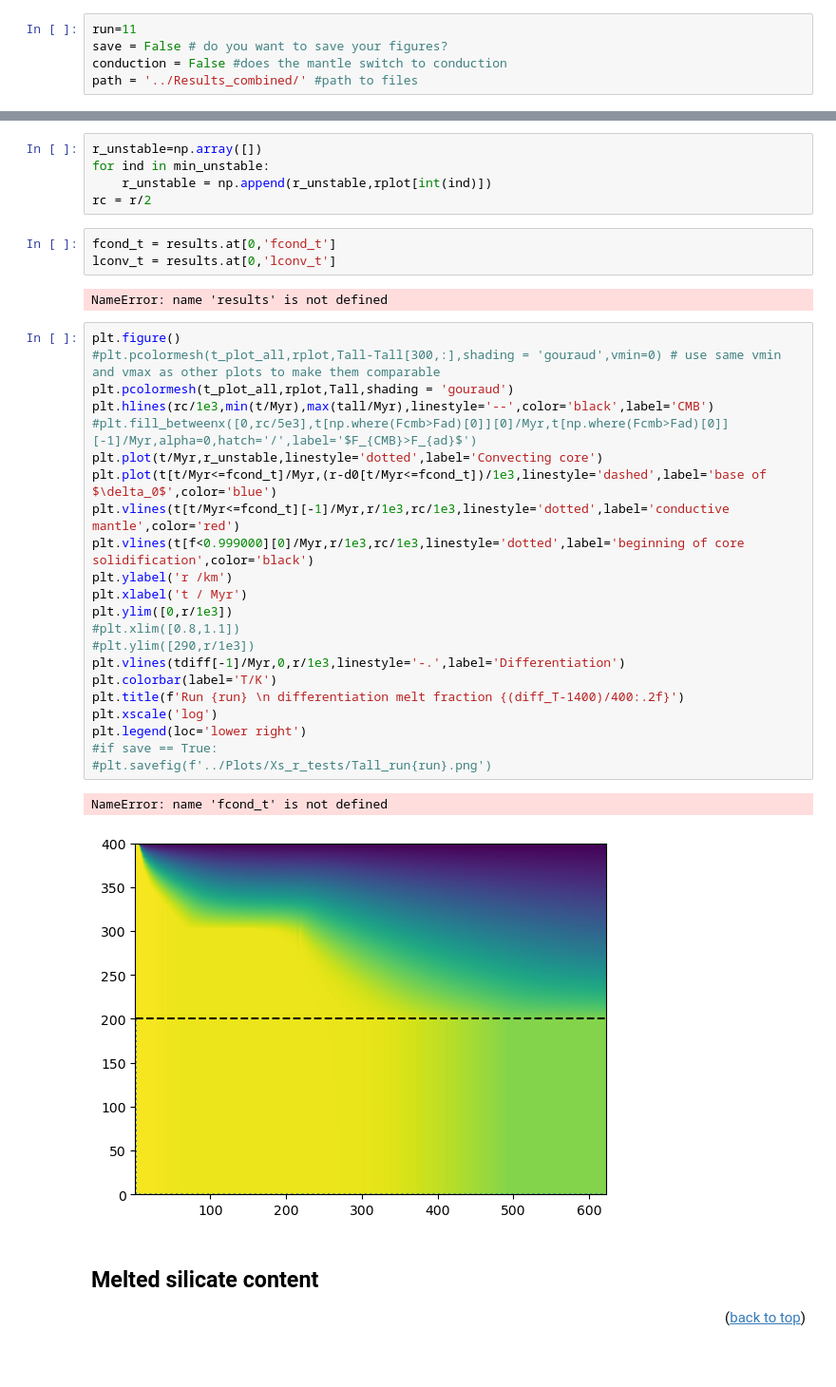
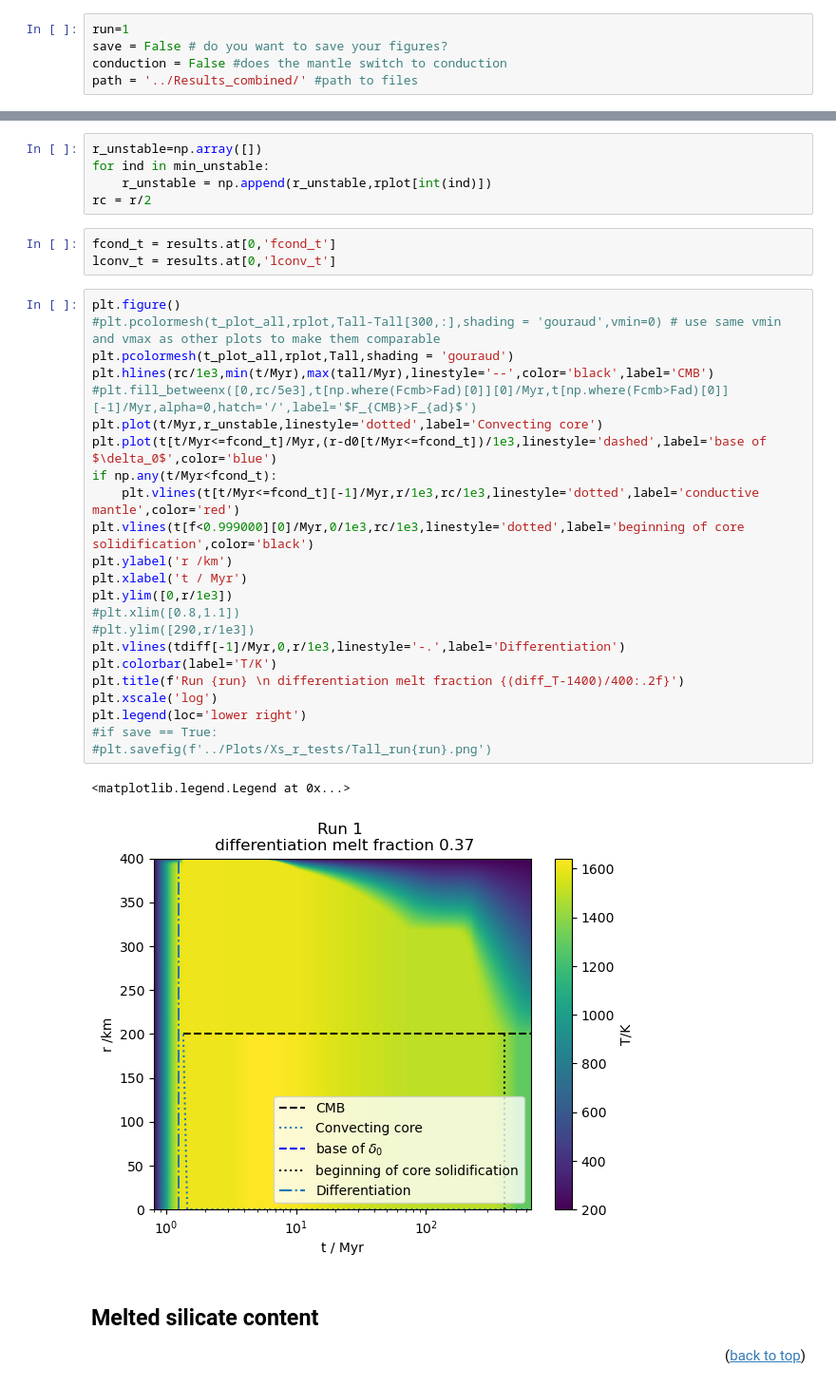
Before and after one commit to Hannah-RS/planetesimal-magnetic-history, a Jupyter notebook: Plotting_scripts/plot_combined.ipynb, the cells around one changed output, grey strips where cells are left out. Shown at 95% size. Drawn from its saved outputs; the diff is of its cells as text; blank space fills up the shorter version.

Commit message:
Added if statements in thermal plot

```diff
--- a/Plotting_scripts/plot_combined.ipynb
+++ b/Plotting_scripts/plot_combined.ipynb
@@ -33,7 +33,7 @@ from plotting_constants import Myr, Tml, Tms
 # %% [markdown]
 Choose run and whether you want to save figure
 # %%
-run=11
+run=1
 save = False # do you want to save your figures?
 conduction = False #does the mantle switch to conduction
 path = '../Results_combined/' #path to files
@@ -158,33 +163,32 @@ rc = r/2
 # %%
 fcond_t = results.at[0,'fcond_t']
 lconv_t = results.at[0,'lconv_t']
-# %% [output]
-NameError: name 'results' is not defined
 # %%
 plt.figure()
 #plt.pcolormesh(t_plot_all,rplot,Tall-Tall[300,:],shading = 'gouraud',vmin=0) # use same vmin and vmax as other plots to make them comparable
 plt.pcolormesh(t_plot_all,rplot,Tall,shading = 'gouraud')
 plt.hlines(rc/1e3,min(t/Myr),max(tall/Myr),linestyle='--',color='black',label='CMB')
 #plt.fill_betweenx([0,rc/5e3],t[np.where(Fcmb>Fad)[0]][0]/Myr,t[np.where(Fcmb>Fad)[0]][-1]/Myr,alpha=0,hatch='/',label='$F_{CMB}>F_{ad}$')
 plt.plot(t/Myr,r_unstable,linestyle='dotted',label='Convecting core')
 plt.plot(t[t/Myr<=fcond_t]/Myr,(r-d0[t/Myr<=fcond_t])/1e3,linestyle='dashed',label='base of $\delta_0$',color='blue')
-plt.vlines(t[t/Myr<=fcond_t][-1]/Myr,r/1e3,rc/1e3,linestyle='dotted',label='conductive mantle',color='red')
-plt.vlines(t[f<0.999000][0]/Myr,r/1e3,rc/1e3,linestyle='dotted',label='beginning of core solidification',color='black')
+if np.any(t/Myr<fcond_t):
+    plt.vlines(t[t/Myr<=fcond_t][-1]/Myr,r/1e3,rc/1e3,linestyle='dotted',label='conductive mantle',color='red')
+plt.vlines(t[f<0.999000][0]/Myr,0/1e3,rc/1e3,linestyle='dotted',label='beginning of core solidification',color='black')
 plt.ylabel('r /km')
 plt.xlabel('t / Myr')
 plt.ylim([0,r/1e3])
 #plt.xlim([0.8,1.1])
 #plt.ylim([290,r/1e3])
 plt.vlines(tdiff[-1]/Myr,0,r/1e3,linestyle='-.',label='Differentiation')
 plt.colorbar(label='T/K')
 plt.title(f'Run {run} \n differentiation melt fraction {(diff_T-1400)/400:.2f}')
 plt.xscale('log')
 plt.legend(loc='lower right')
 #if save == True:
 #plt.savefig(f'../Plots/Xs_r_tests/Tall_run{run}.png')
 # %% [output]
-NameError: name 'fcond_t' is not defined
+<matplotlib.legend.Legend at 0x...>
-[figure, old version]
+[figure, new version]
 # %% [markdown]
 ## Melted silicate content <a class="anchor" id="silicate"></a>
 <p align="right">(<a href="#top">back to top</a>)</p>
```
Also changed, not shown: parts of 20 cells of this notebook.
